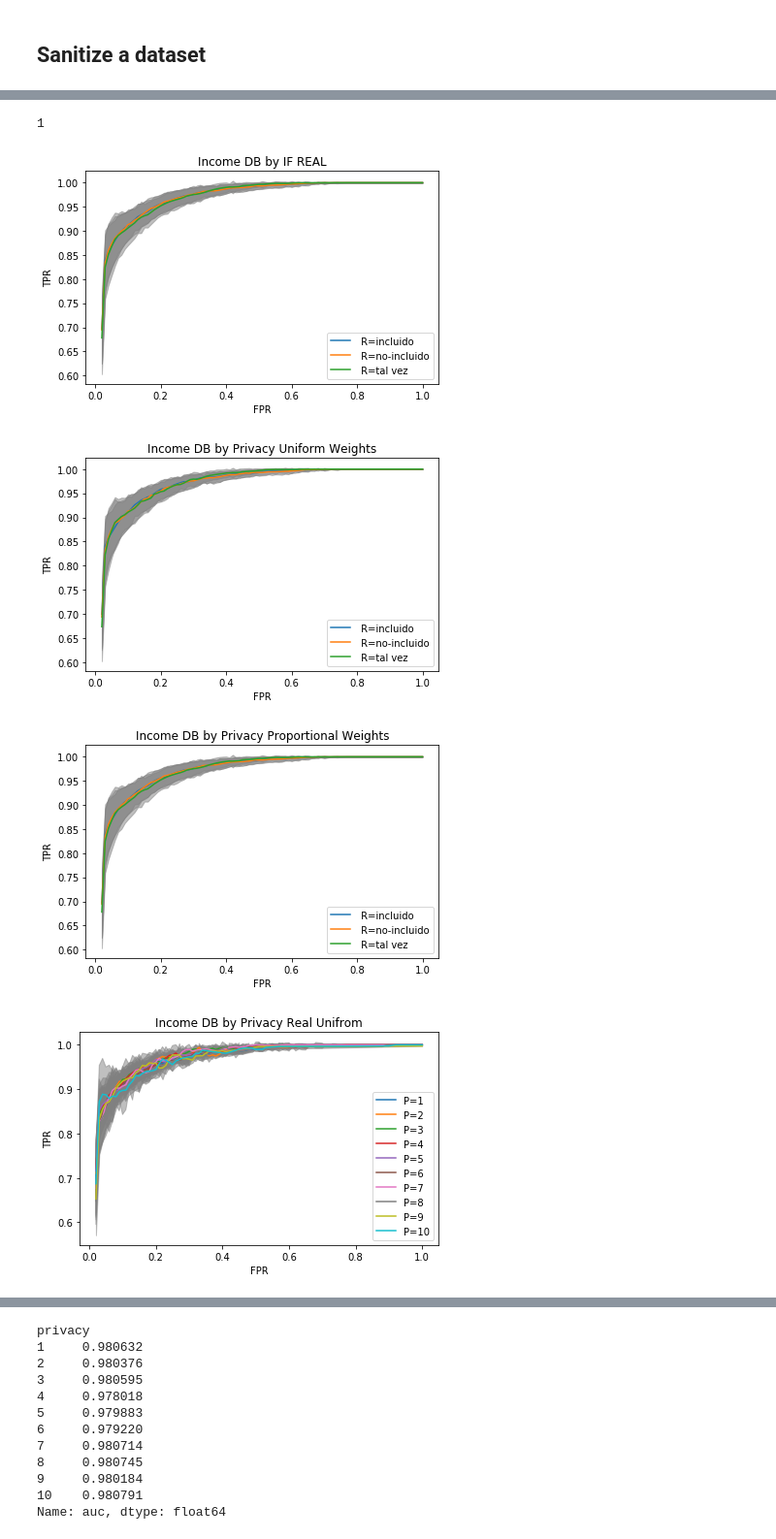
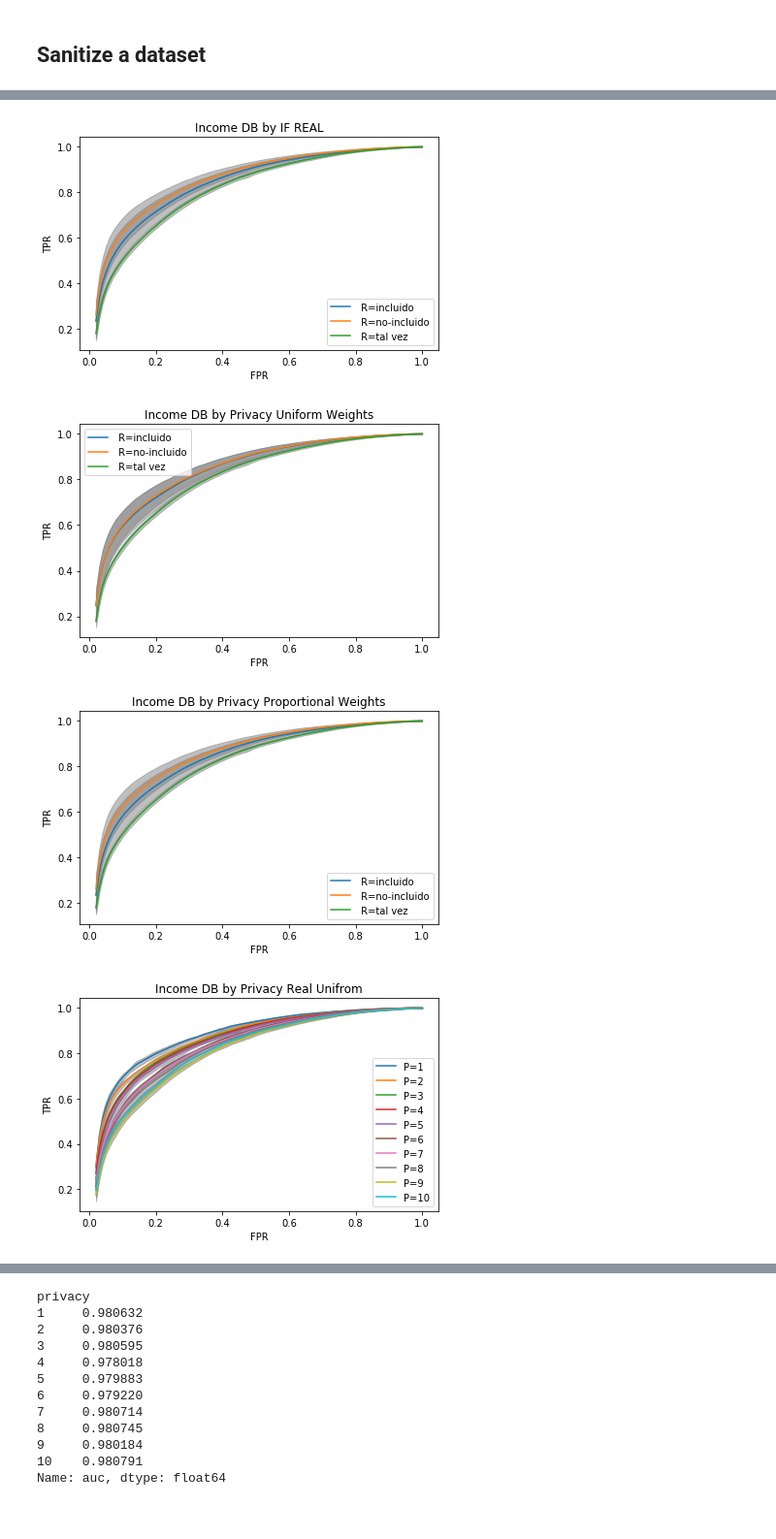
Before and after one commit to jwzinser/Tesis, a Jupyter notebook: parallel/pandas_models.ipynb, the cells around one changed output, grey strips where cells are left out. Shown: that part at 97% size. Cells and saved outputs as stored; diff of their text form; code cells hidden in the pictures.

Commit message:
adds census

```diff
--- a/parallel/pandas_models.ipynb
+++ b/parallel/pandas_models.ipynb
@@ -170,9 +155,3 @@ array(['0.1fff_0', '0.1fff_1', '0.1fff_2', '0.1fff_3', '0.1fff_4',
-# %%
-get_privacy('1.0ftt_9')
-x = '0.1mff_5'
-int("".join(re.findall("\d+",x)[:2]))
-# %% [output]
-1
 # %%
 import re
 reco_df = pd.concat(reco_list)
@@ -228,21 +207,21 @@ df_models.to_csv("model_scores_roc_insurance011.csv")
 # %%
 from sanitization_tools import *
 #supervised_results = pd.concat([pn.read_csv("model_scores_roc_census06.csv"), pd.read_csv("model_scores_roc_census611.csv")])
-supervised_results = pn.read_csv("model_scores_roc_insurance011.csv")
+supervised_results = pn.read_csv("model_scores_roc_census011.csv")
 
 rocs_by_case(supervised_results, {},{"real":["t","f","m"]}, savefig=True, title="by IF REAL", save_name="income_roc_privacy_grouped_tmf",language="spanish")
 rocs_by_case(supervised_results, {"uniform":1, "uniform2":1},{"real":["t","f","m"]}, savefig=True, title="by Privacy Uniform Weights", save_name="income_roc_privacy_grouped_tmf_1", language="spanish")
 rocs_by_case(supervised_results, {"uniform":0, "uniform2":0},{"real":["t","f","m"]}, savefig=True, title="by Privacy Proportional Weights", save_name="income_roc_privacy_grouped_tmf_0", language="spanish")
 rocs_by_case(supervised_results, {"real":"t", "uniform":1, "uniform2":1},{"privacy":[i for i in range(1,11)]}, savefig=True, title="by Privacy Real Unifrom", save_name="income_roc_privacyt1", language="spanish")
 rocs_by_case(supervised_results, {"real":"t", "uniform":0, "uniform2":0},{"privacy":[i for i in range(1,11)]}, savefig=True, title="by Privacy Real Proportional", save_name="income_roc_privacyt0", language="spanish")
 rocs_by_case(supervised_results, {"real":"f", "uniform":1, "uniform2":1},{"privacy":[i for i in range(1,11)]}, savefig=True, title="by Privacy NonReal Uniform", save_name="income_roc_privacyf1", language="spanish")
 rocs_by_case(supervised_results, {"real":"f", "uniform":0, "uniform2":0},{"privacy":[i for i in range(1,11)]}, savefig=True, title="by Privacy NonReal Proportional", save_name="income_roc_privacyf0", language="spanish")
 rocs_by_case(supervised_results, {"real":"m", "uniform":1, "uniform2":1},{"privacy":[i for i in range(1,11)]}, savefig=True, title="by Privacy MaybeReal Uniform", save_name="income_roc_privacym1", language="spanish")
 rocs_by_case(supervised_results, {"real":"m", "uniform":0, "uniform2":0},{"privacy":[i for i in range(1,11)]}, savefig=True, title="by Privacy MaybeReal Proportional", save_name="income_roc_privacym0", language="spanish")
 
 print(supervised_results.columns)
 # %% [output]
-[figure, old version]
+[figure, new version]
-[figure, old version]
+[figure, new version]
-[figure, old version]
+[figure, new version]
-[figure, old version]
+[figure, new version]
```
Also changed, not shown: parts of 7 cells of this notebook.
